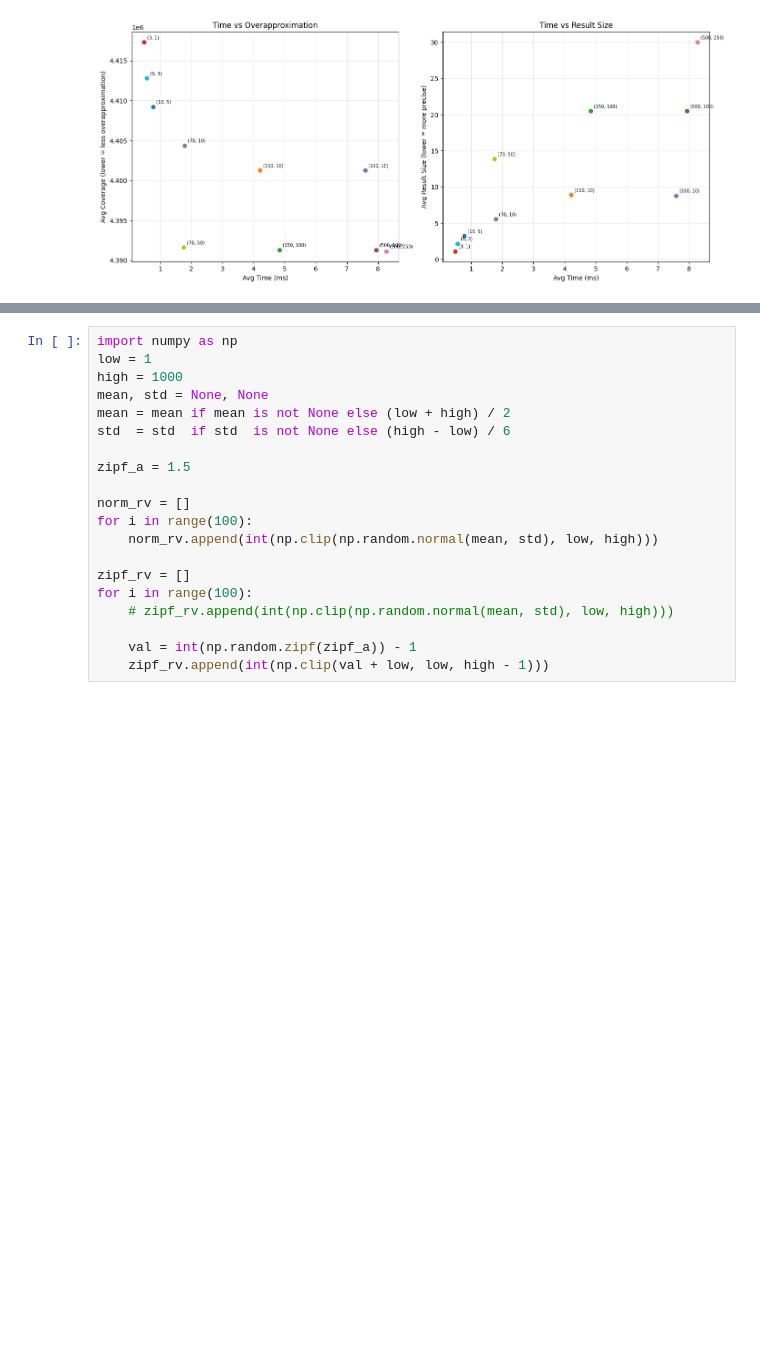
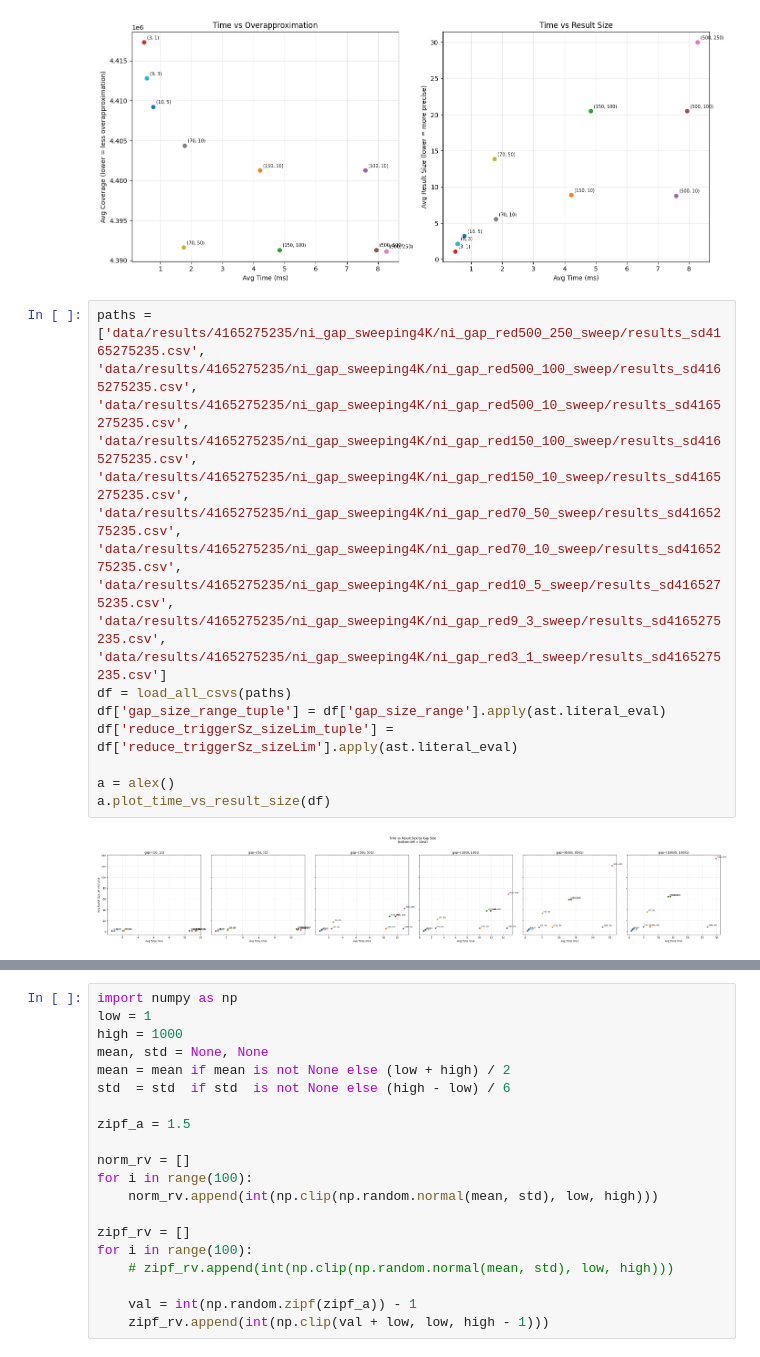
Before and after one commit to asxvi/uadb, a Jupyter notebook: experimentRunner/notebooks/Untitled1.ipynb, the cells around one changed output, grey strips where cells are left out. Cells and saved outputs as stored; diff of their text form; blank space fills up the shorter version.

```diff
--- a/experimentRunner/notebooks/Untitled1.ipynb
+++ b/experimentRunner/notebooks/Untitled1.ipynb
@@ -242,3 +244,13 @@ a.plot_time_vs_result_size(df)
 a.plot_time_vs_accuracy(df)
 # %% [output]
 [figure]
+# %%
+paths =  ['data/results/4165275235/ni_gap_sweeping4K/ni_gap_red500_250_sweep/results_sd4165275235.csv', 'data/results/4165275235/ni_gap_sweeping4K/ni_gap_red500_100_sweep/results_sd4165275235.csv', 'data/results/4165275235/ni_gap_sweeping4K/ni_gap_red500_10_sweep/results_sd4165275235.csv', 'data/results/4165275235/ni_gap_sweeping4K/ni_gap_red150_100_sweep/results_sd4165275235.csv', 'data/results/4165275235/ni_gap_sweeping4K/ni_gap_red150_10_sweep/results_sd4165275235.csv', 'data/results/4165275235/ni_gap_sweeping4K/ni_gap_red70_50_sweep/results_sd4165275235.csv', 'data/results/4165275235/ni_gap_sweeping4K/ni_gap_red70_10_sweep/results_sd4165275235.csv', 'data/results/4165275235/ni_gap_sweeping4K/ni_gap_red10_5_sweep/results_sd4165275235.csv', 'data/results/4165275235/ni_gap_sweeping4K/ni_gap_red9_3_sweep/results_sd4165275235.csv', 'data/results/4165275235/ni_gap_sweeping4K/ni_gap_red3_1_sweep/results_sd4165275235.csv']
+df = load_all_csvs(paths)
+df['gap_size_range_tuple'] = df['gap_size_range'].apply(ast.literal_eval)
+df['reduce_triggerSz_sizeLim_tuple'] = df['reduce_triggerSz_sizeLim'].apply(ast.literal_eval)
+
+a = alex()
+a.plot_time_vs_result_size(df)
+# %% [output]
+[figure, added]
```
Also changed, not shown: parts of 6 cells of this notebook, 5 other files.
